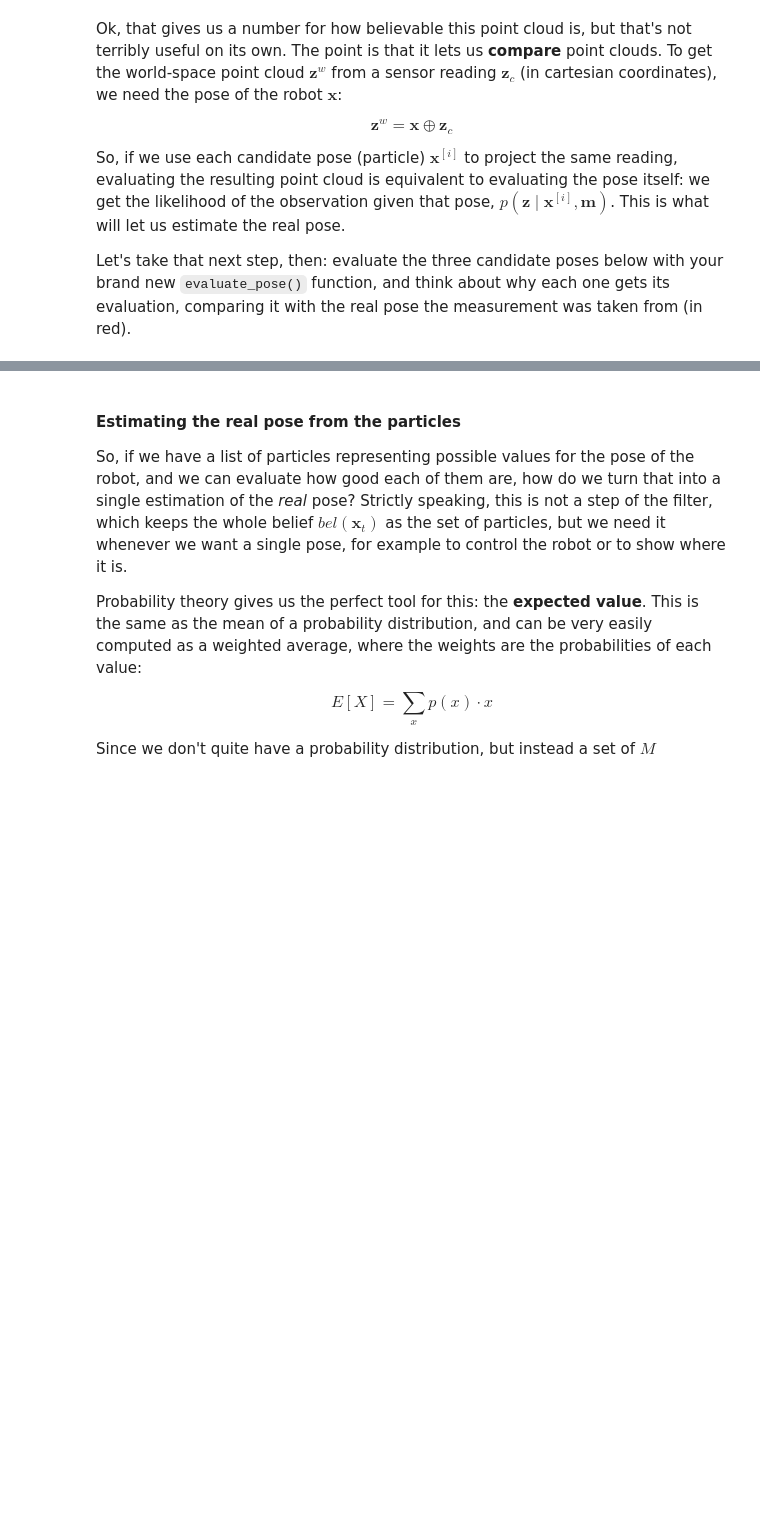
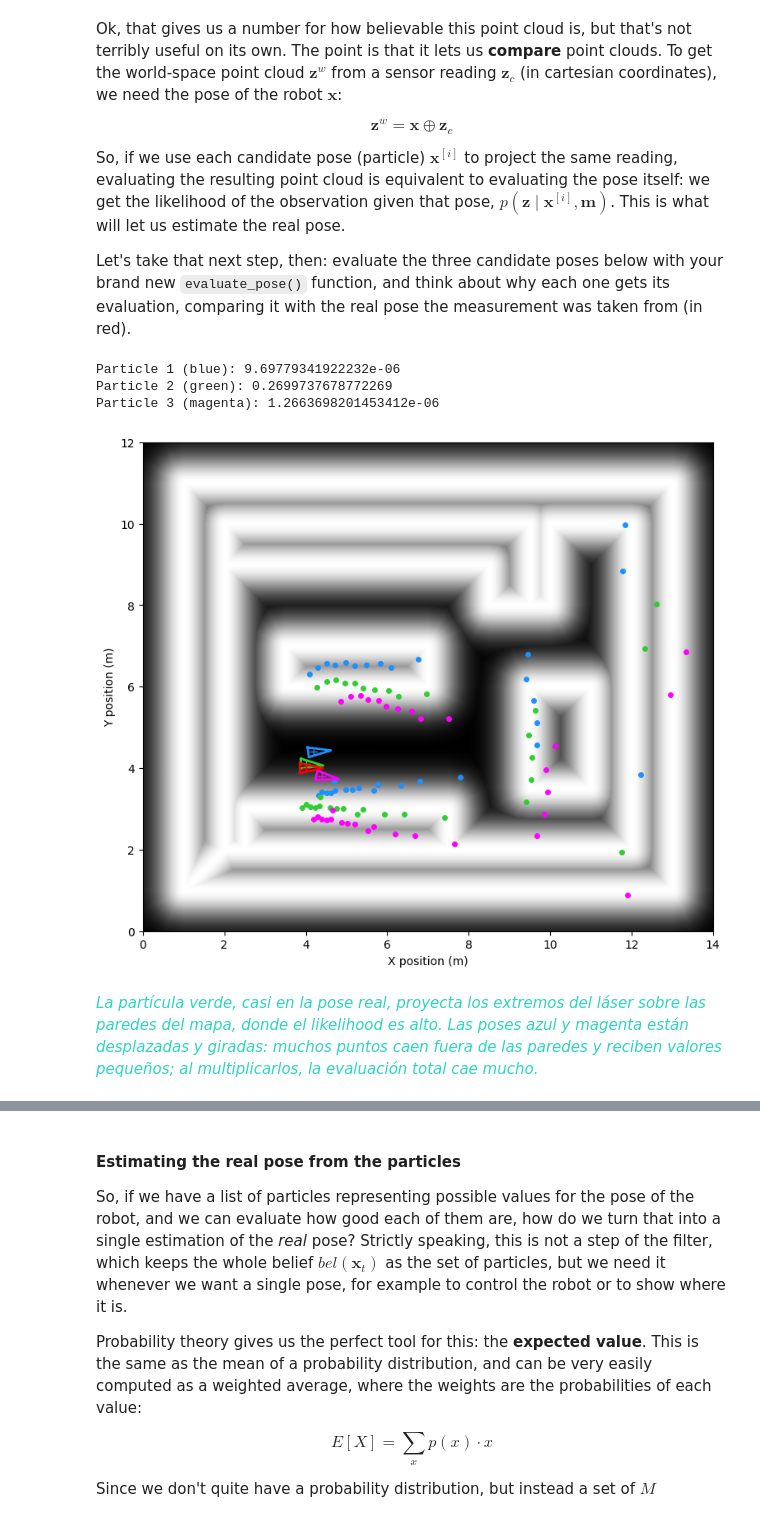
Before and after one commit to jalcausa/Robotica, a Jupyter notebook: Practicas/uma_robotics_2027/Chapter 05. Localization/5.3 Particle Filter for Robot Localization.ipynb, the cells around one changed output, grey strips where cells are left out. Drawn from its saved outputs; the diff is of its cells as text; code cells hidden in the pictures; blank space fills up the shorter version.

```diff
--- a/Practicas/uma_robotics_2027/Chapter 05. Localization/5.3 Particle Filter for Robot Localization.ipynb
+++ b/Practicas/uma_robotics_2027/Chapter 05. Localization/5.3 Particle Filter for Robot Localization.ipynb
@@ -328,13 +340,13 @@ def evaluate_pointcloud(map : Map, pointcloud):
     total_prob = 1
 
     for i in range(pointcloud.shape[1]):
-        None # calculate the likelihood for this point and accumulate using the formula in the text of the assignment
+        total_prob *= map.sample_likelihood(pointcloud[0:2, i])
 
     return total_prob
 
 def evaluate_pose(map: Map, z, pose):
-    world_pointcloud = None
-    return evaluate_pointcloud(None)
+    world_pointcloud = LaserUtils.express_as_global_point_cloud(z, pose)
+    return evaluate_pointcloud(map, world_pointcloud)
 # %% [markdown]
 Now check that your function is right!
 # %%
@@ -374,35 +389,42 @@ Let's take that next step, then: evaluate the three candidate poses below with y
 # %%
 def PlotParticle(fig, ax, pose, z, color):
     DrawRobot(fig, ax, pose, 0.01, linewidth=2, color=color)
     LaserUtils.plot_observations(z, pose, ax, draw_lines=False, point_color=color)
 
 def test_particle_evaluation():
     true_pose =  np.vstack([4,4,0])
     laser = Laser2D(np.pi, 0.1, 10, np.diag([0.01, 0.0]), true_pose)
     z = laser.take_observation(virtual_map)
 
     pose_particle1 = np.vstack([4.2, 4.4, 0.1])
     pose_particle2 = np.vstack([4.01, 4.1, -0.1])
     pose_particle3 = np.vstack([4.4, 3.8, -0.2])
 
     # plot
     fig, ax = occupancy_map.show_likelihood()
     PlotParticle(fig, ax, pose_particle1, z, "dodgerblue")
     PlotParticle(fig, ax, pose_particle2, z, "limegreen")
     PlotParticle(fig, ax, pose_particle3, z, "magenta")
     DrawRobot(fig, ax, true_pose, 0.01, linewidth=2, color="red")
 
     # evaluate the particles
-    eval_1 = None
-    eval_2 = None
-    eval_3 = None
+    eval_1 = evaluate_pose(occupancy_map, z, pose_particle1)
+    eval_2 = evaluate_pose(occupancy_map, z, pose_particle2)
+    eval_3 = evaluate_pose(occupancy_map, z, pose_particle3)
 
     #print evaluations
     print(f"Particle 1 (blue): {eval_1}")
     print(f"Particle 2 (green): {eval_2}")
     print(f"Particle 3 (magenta): {eval_3}")
 
 test_particle_evaluation()
+# %% [output]
+Particle 1 (blue): 9.69779341922232e-06
+Particle 2 (green): 0.2699737678772269
+Particle 3 (magenta): 1.2663698201453412e-06
+[figure, added]
+# %% [markdown]
+<p style="margin: 4px 0px 6px 5px; color:#2DD4BF"><i>La partícula verde, casi en la pose real, proyecta los extremos del láser sobre las paredes del mapa, donde el likelihood es alto. Las poses azul y magenta están desplazadas y giradas: muchos puntos caen fuera de las paredes y reciben valores pequeños; al multiplicarlos, la evaluación total cae mucho.</i></p>
 # %% [markdown]
 <span style="color:blue">Expected output:</span>
 
```
Also changed, not shown: parts of 13 cells of this notebook, 9 other files.
